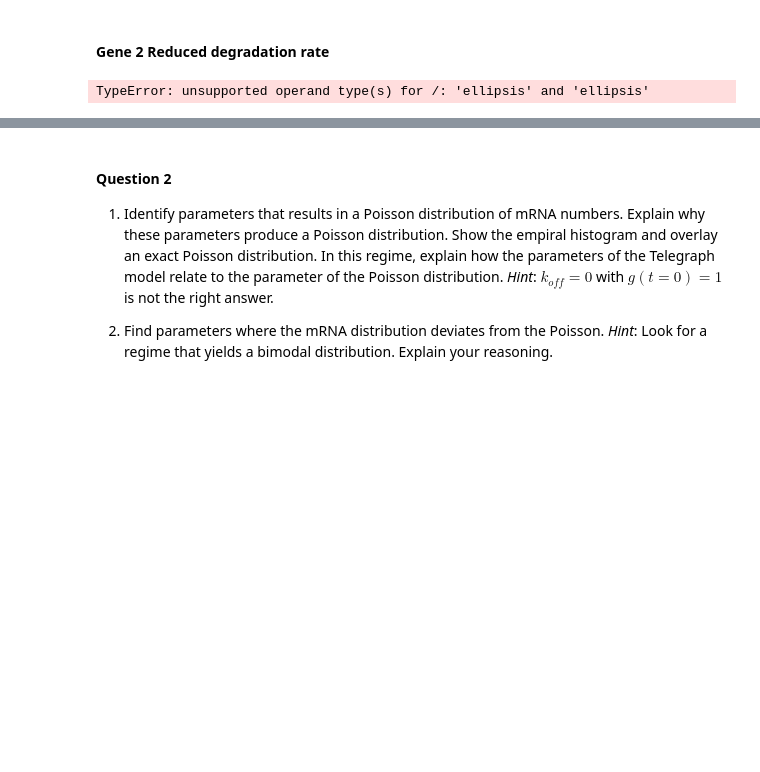
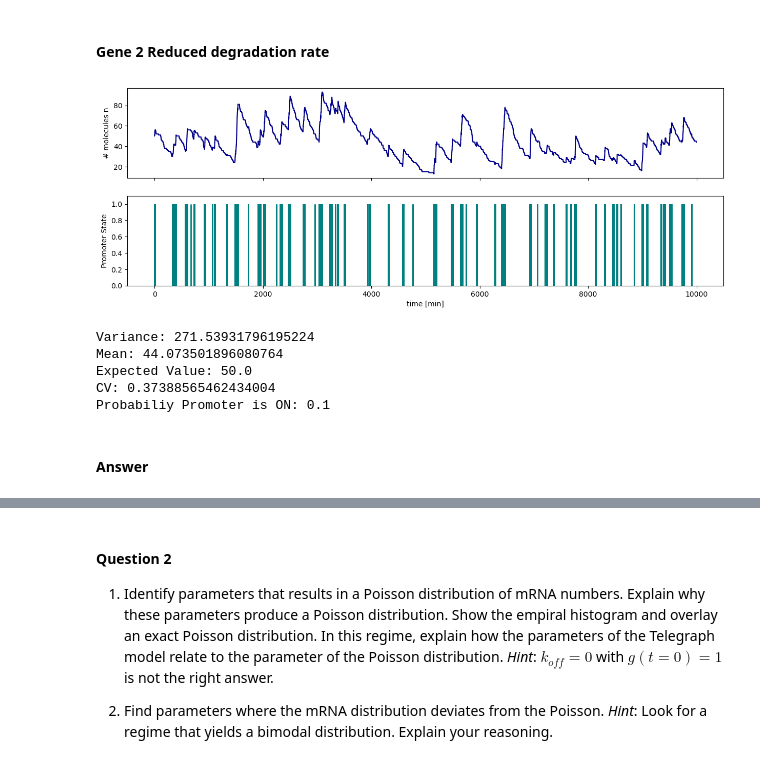
Before and after one commit to Alicetrpc/genome3, a Jupyter notebook: Exercise_Week10_11_A_Exercises.ipynb, the cells around one changed output, grey strips where cells are left out. Cells and saved outputs as stored; diff of their text form; code cells hidden in the pictures; blank space fills up the shorter version.

```diff
--- a/Exercise_Week10_11_A_Exercises.ipynb
+++ b/Exercise_Week10_11_A_Exercises.ipynb
@@ -215,24 +277,46 @@ TypeError: unsupported operand type(s) for /: 'ellipsis' and 'ellipsis'
 # %%
 #initial conditions for the state (g,n) at time t=0
 g_0 = 1 # Initial promoter state
 DT = 0.1 # min
 #if needed adjust DT so that it makes sense given the timescales of the system (depending on your rates)
 
 #Parameters, these are biologically plausible and should remain so.
-s = ... # Number of initiations per minute
-k = ... # Degradation rate
+s = 1 # Number of initiations per minute
+k = 0.002 # Degradation rate
 k_off = 1/15 #Switching off rate unit min^-1, t_on = 1/k_off
 k_on  = 1/135 #Switching on rate, unit min^-1, t_off = 1/k_on
 
 t_on = 1/k_off
 t_off = 1/k_on
 p_on = t_on/(t_on+t_off)
 
 
 n_0=s/k * p_on
 
 t_end = 10000 # Total simulation time in minutes, adjust if needed
 
 parameters = [s, k, k_on, k_off]
+
+n_g2_degr, g_g2_degr, t_g2_degr = run_gillespie_telegraph(n_0, g_0, parameters, t_end, DT)
+plot_gillespie_telegraph(n_g2_degr, g_g2_degr, t_g2_degr)
+
+#Compute required stats
+var_g2_degr = np.var(n_g2_degr)
+mean_g2_degr = np.mean(n_g2_degr)
+exp_g2_degr = p_on*s/k
+cv_g2_degr = np.std(n_g2_degr)/mean_g2_degr
+
+print("Variance:", var_g2_degr)
+print("Mean:", mean_g2_degr)
+print("Expected Value:", exp_g2_degr)
+print("CV:", cv_g2_degr)
+print("Probabiliy Promoter is ON:", p_on)
 # %% [output]
+[figure, added]
-TypeError: unsupported operand type(s) for /: 'ellipsis' and 'ellipsis'
+Variance: 271.53931796195224
+Mean: 44.073501896080764
+Expected Value: 50.0
+CV: 0.37388565462434004
+Probabiliy Promoter is ON: 0.1
+# %% [markdown]
+#### Answer ####
```
Also changed, not shown: parts of 5 cells of this notebook.
